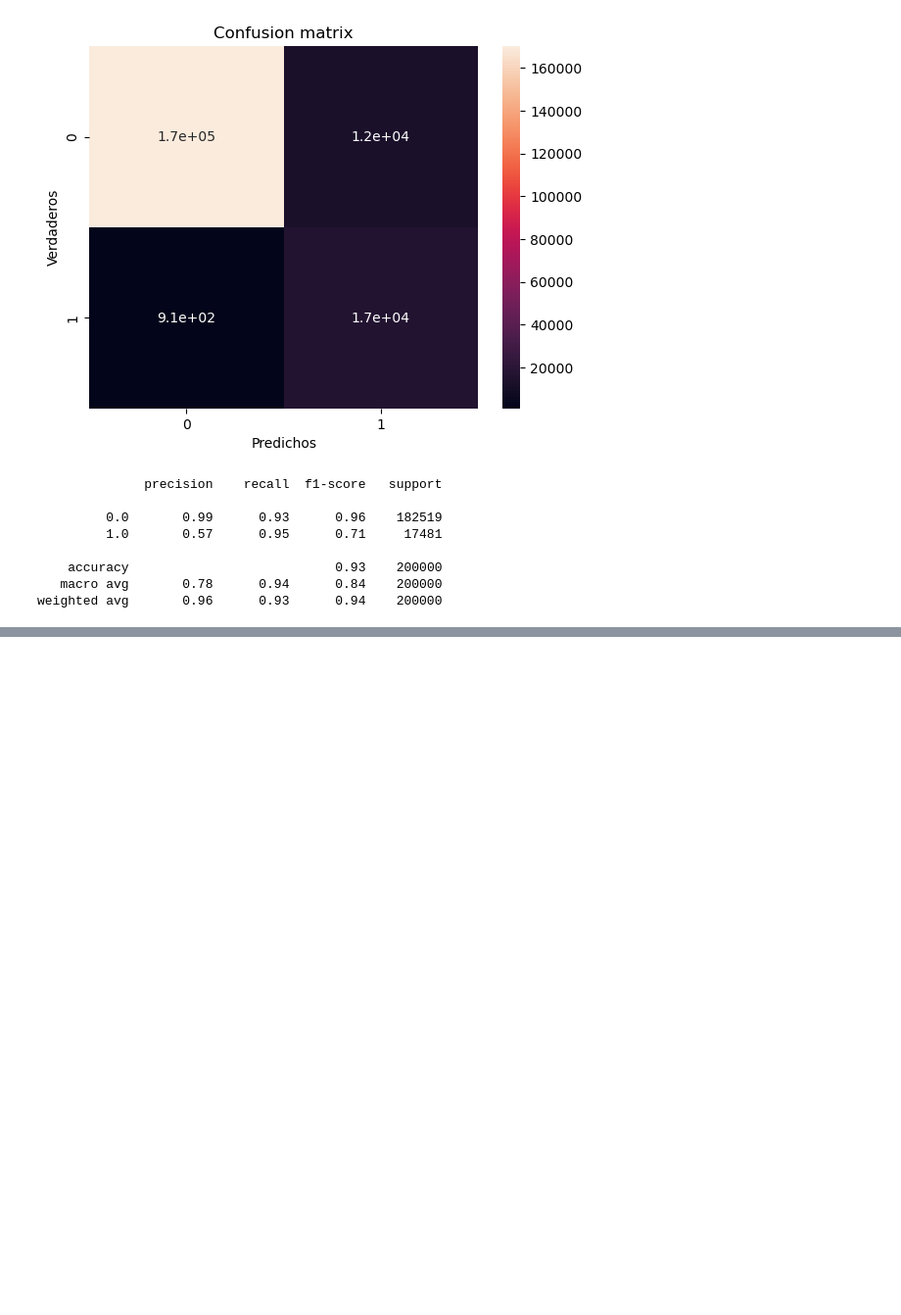
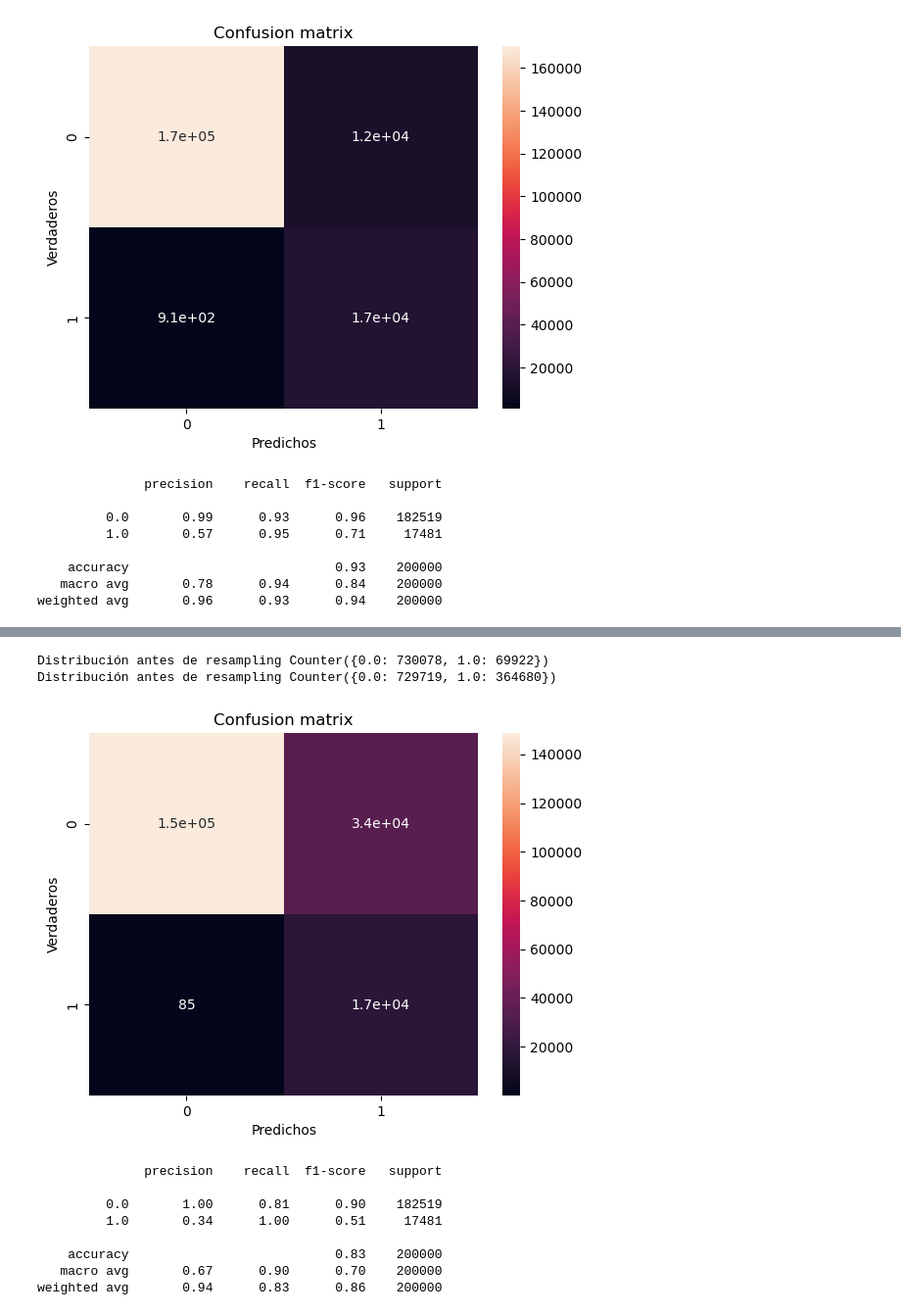
Before and after one commit to asasa293/limpieza_datos, a Jupyter notebook: TP3/TP3 - Moises.ipynb, the cells around one changed output, grey strips where cells are left out. Shown: that part at 98% size. Saved outputs shown, nothing was run; the diff lists cells and outputs as text; code cells hidden in the pictures; blank space fills up the shorter version.

```diff
--- a/TP3/TP3 - Moises.ipynb
+++ b/TP3/TP3 - Moises.ipynb
@@ -311,0 +397,24 @@ weighted avg       0.96      0.93      0.94    200000
+# %%
+os_us = SMOTETomek(sampling_strategy=0.5, random_state=1234)
+X_train_res, y_train_res = os_us.fit_resample(X_train, y_train)
+
+print(f'Distribución antes de resampling {Counter(y_train)}')
+print(f'Distribución antes de resampling {Counter(y_train_res)}')
+# %% [output]
+Distribución antes de resampling Counter({0.0: 730078, 1.0: 69922})
+Distribución antes de resampling Counter({0.0: 729719, 1.0: 364680})
+# %%
+model = logistic_model(X_train_res, X_test, y_train_res, y_test)
+y_test_pred = model.predict(scaler.transform(X_test))
+
+mostrar_resultados(y_test, y_test_pred)
+# %% [output]
+[figure, added]
+              precision    recall  f1-score   support
+
+         0.0       1.00      0.81      0.90    182519
+         1.0       0.34      1.00      0.51     17481
+
+    accuracy                           0.83    200000
+   macro avg       0.67      0.90      0.70    200000
+weighted avg       0.94      0.83      0.86    200000
```
Also changed, not shown: parts of 19 cells of this notebook.
